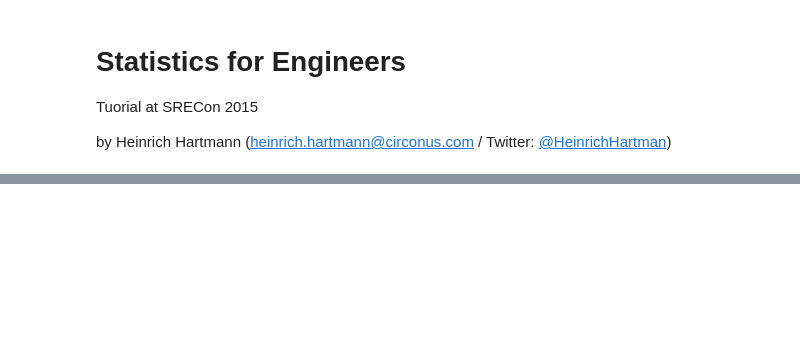
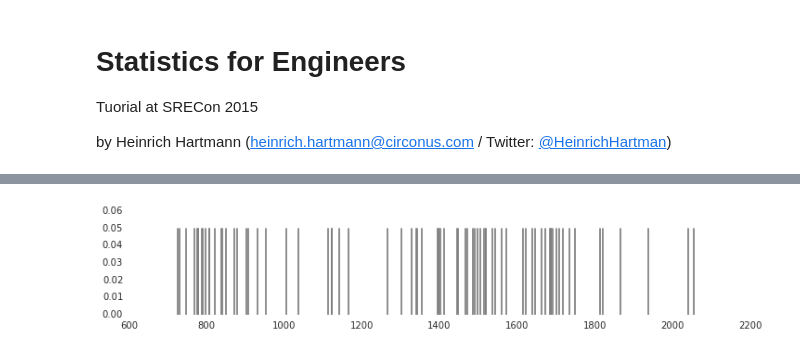
Before and after one commit to HeinrichHartmann/Statistics-for-Engineers, a Jupyter notebook: Tutorial.ipynb, the cells around one changed output, grey strips where cells are left out. Drawn from its saved outputs; the diff is of its cells as text; code cells hidden in the pictures; blank space fills up the shorter version.

```diff
--- a/Tutorial.ipynb
+++ b/Tutorial.ipynb
@@ -143,0 +129,5 @@ plt.bar([np.log(x) for x in bins], counts)
+# %%
+plt.figure(figsize=(12,2))
+sns.rugplot(x, color="grey");
+# %% [output]
+[figure, added]
```
Also changed, not shown: parts of 40 cells of this notebook.
